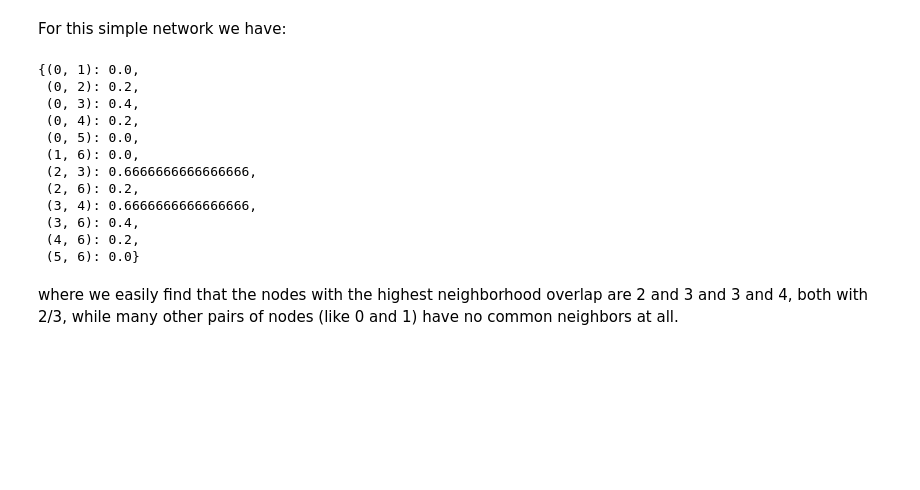
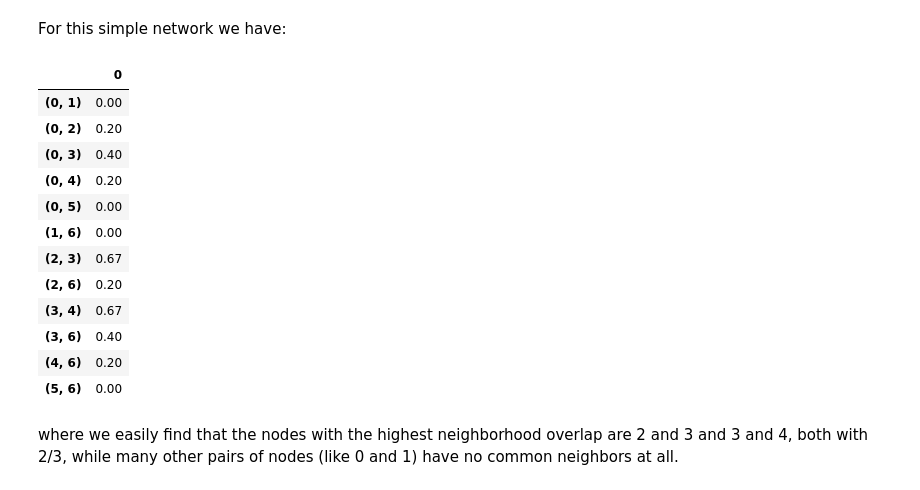
Before and after one commit to DataForScience/Graphs4Sci, a Jupyter notebook: Edge Weight and Network structure.ipynb, the cells around one changed output. Saved outputs shown, nothing was run; the diff lists cells and outputs as text; code cells hidden in the pictures; blank space fills up the shorter version.

```diff
--- a/Edge Weight and Network structure.ipynb
+++ b/Edge Weight and Network structure.ipynb
@@ -145,21 +144,22 @@ def get_overlap(G, full=False):
     return overlap
 # %% [markdown]
 For this simple network we have:
-# %%
-get_overlap(G)
-# %% [output]
-{(0, 1): 0.0,
- (0, 2): 0.2,
- (0, 3): 0.4,
- (0, 4): 0.2,
- (0, 5): 0.0,
- (1, 6): 0.0,
- (2, 3): 0.6666666666666666,
- (2, 6): 0.2,
- (3, 4): 0.6666666666666666,
- (3, 6): 0.4,
- (4, 6): 0.2,
- (5, 6): 0.0}
+# %%
+pd.DataFrame.from_dict(get_overlap(G), orient='index').round(2)
+# %% [output]
+|  | 0 |
+| (0, 1) | 0.00 |
+| (0, 2) | 0.20 |
+| (0, 3) | 0.40 |
+| (0, 4) | 0.20 |
+| (0, 5) | 0.00 |
+| (1, 6) | 0.00 |
+| (2, 3) | 0.67 |
+| (2, 6) | 0.20 |
+| (3, 4) | 0.67 |
+| (3, 6) | 0.40 |
+| (4, 6) | 0.20 |
+| (5, 6) | 0.00 |
 # %% [markdown]
 where we easily find that the nodes with the highest neighborhood overlap are 2 and 3 and 3 and 4, both with 2/3, while many other pairs of nodes (like 0 and 1) have no common neighbors at all.
 # %% [markdown]
```
Also changed, not shown: parts of 22 cells of this notebook.
